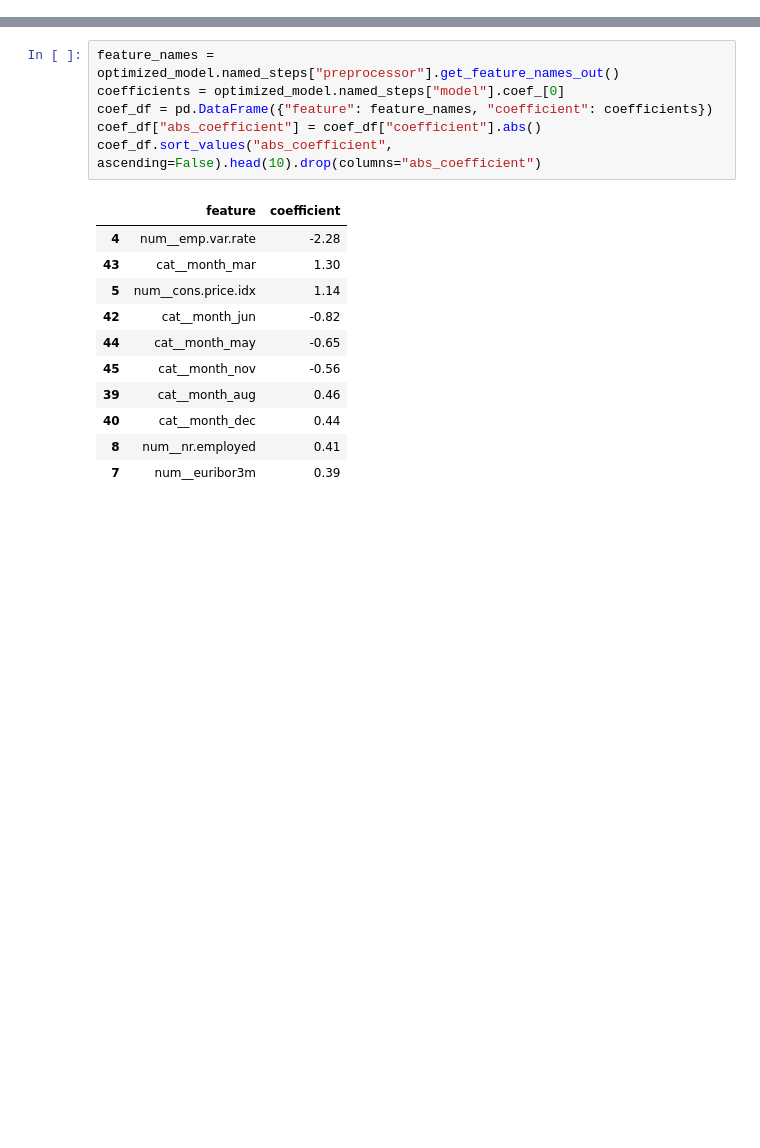
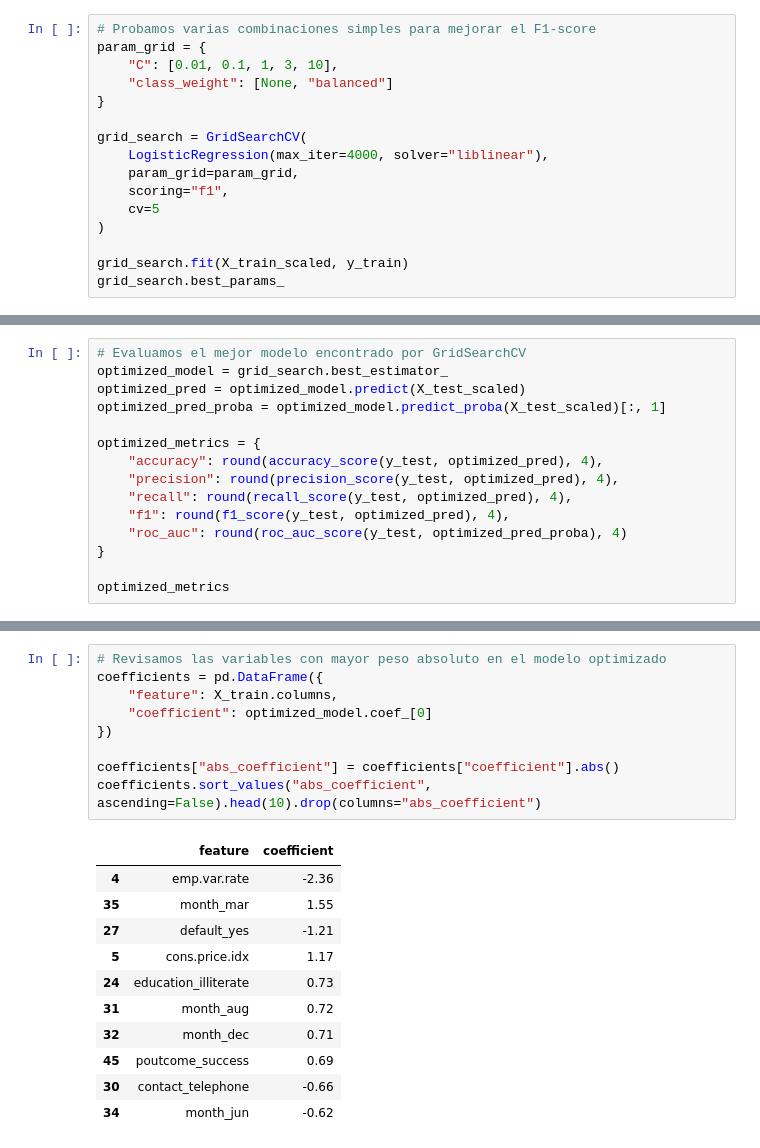
Before and after one commit to 4GeeksAcademy/Dragcessa1998-tutorial-de-Proyecto-de-Regresi-n-Log-stica, a Jupyter notebook: src/explore.ipynb, the cells around one changed output, grey strips where cells are left out. Drawn from its saved outputs; the diff is of its cells as text; blank space fills up the shorter version.

```diff
--- a/src/explore.ipynb
+++ b/src/explore.ipynb
@@ -230,0 +376,16 @@ plt.tight_layout()
+# %%
+# Probamos varias combinaciones simples para mejorar el F1-score
+param_grid = {
+    "C": [0.01, 0.1, 1, 3, 10],
+    "class_weight": [None, "balanced"]
+}
+
+grid_search = GridSearchCV(
+    LogisticRegression(max_iter=4000, solver="liblinear"),
+    param_grid=param_grid,
+    scoring="f1",
+    cv=5
+)
+
+grid_search.fit(X_train_scaled, y_train)
+grid_search.best_params_
@@ -230,0 +394,15 @@ plt.tight_layout()
+# %%
+# Evaluamos el mejor modelo encontrado por GridSearchCV
+optimized_model = grid_search.best_estimator_
+optimized_pred = optimized_model.predict(X_test_scaled)
+optimized_pred_proba = optimized_model.predict_proba(X_test_scaled)[:, 1]
+
+optimized_metrics = {
+    "accuracy": round(accuracy_score(y_test, optimized_pred), 4),
+    "precision": round(precision_score(y_test, optimized_pred), 4),
+    "recall": round(recall_score(y_test, optimized_pred), 4),
+    "f1": round(f1_score(y_test, optimized_pred), 4),
+    "roc_auc": round(roc_auc_score(y_test, optimized_pred_proba), 4)
+}
+
+optimized_metrics
@@ -231,19 +446,22 @@ plt.tight_layout()
 # %%
-feature_names = optimized_model.named_steps["preprocessor"].get_feature_names_out()
-coefficients = optimized_model.named_steps["model"].coef_[0]
-coef_df = pd.DataFrame({"feature": feature_names, "coefficient": coefficients})
-coef_df["abs_coefficient"] = coef_df["coefficient"].abs()
-coef_df.sort_values("abs_coefficient", ascending=False).head(10).drop(columns="abs_coefficient")
+# Revisamos las variables con mayor peso absoluto en el modelo optimizado
+coefficients = pd.DataFrame({
+    "feature": X_train.columns,
+    "coefficient": optimized_model.coef_[0]
+})
+
+coefficients["abs_coefficient"] = coefficients["coefficient"].abs()
+coefficients.sort_values("abs_coefficient", ascending=False).head(10).drop(columns="abs_coefficient")
 # %% [output]
 |  | feature | coefficient |
-| 4 | num__emp.var.rate | -2.28 |
-| 43 | cat__month_mar | 1.30 |
-| 5 | num__cons.price.idx | 1.14 |
-| 42 | cat__month_jun | -0.82 |
-| 44 | cat__month_may | -0.65 |
-| 45 | cat__month_nov | -0.56 |
-| 39 | cat__month_aug | 0.46 |
-| 40 | cat__month_dec | 0.44 |
-| 8 | num__nr.employed | 0.41 |
-| 7 | num__euribor3m | 0.39 |
+| 4 | emp.var.rate | -2.36 |
+| 35 | month_mar | 1.55 |
+| 27 | default_yes | -1.21 |
+| 5 | cons.price.idx | 1.17 |
+| 24 | education_illiterate | 0.73 |
+| 31 | month_aug | 0.72 |
+| 32 | month_dec | 0.71 |
+| 45 | poutcome_success | 0.69 |
+| 30 | contact_telephone | -0.66 |
+| 34 | month_jun | -0.62 |
 # %% [markdown]
```
Also changed, not shown: parts of 49 cells of this notebook.
